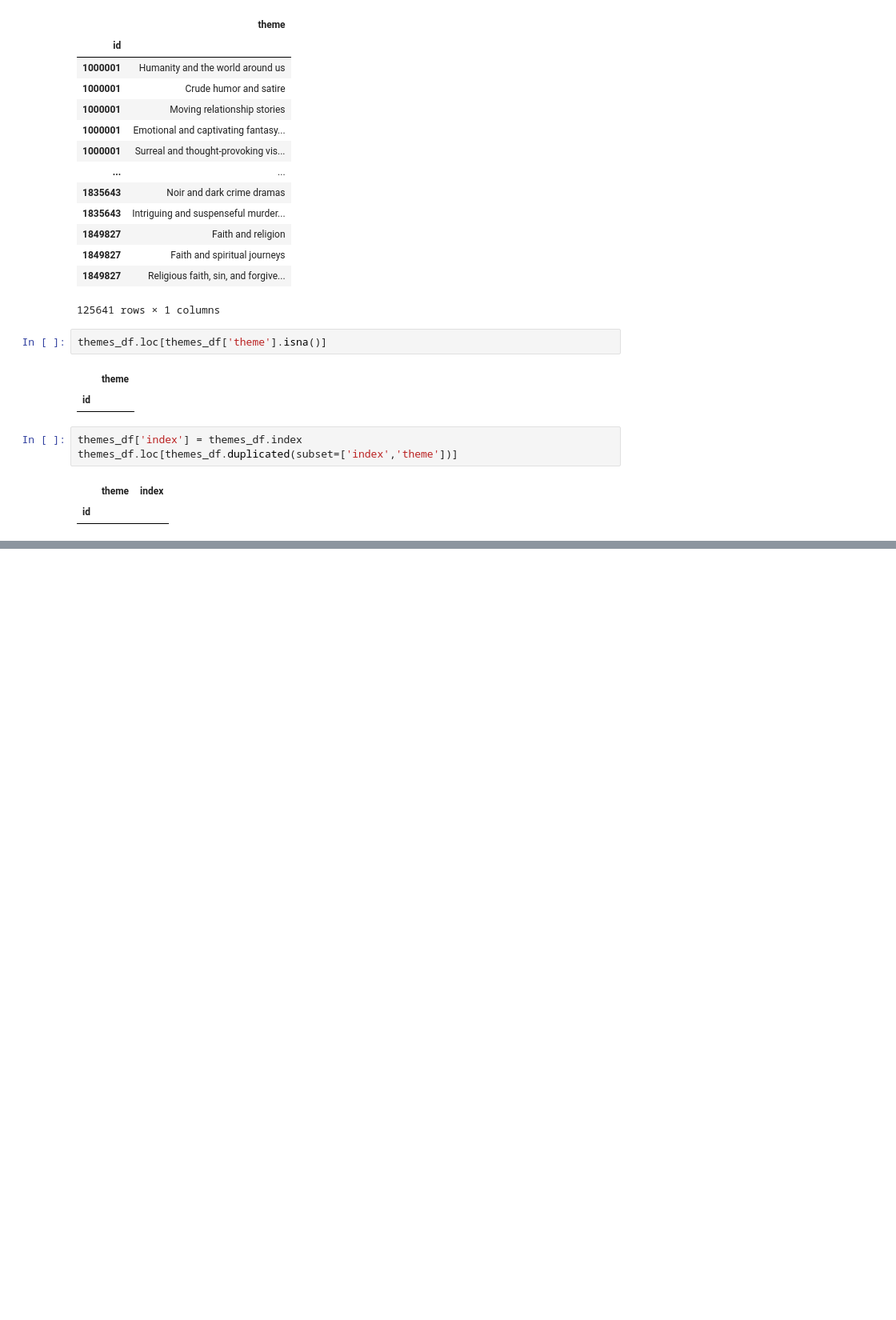
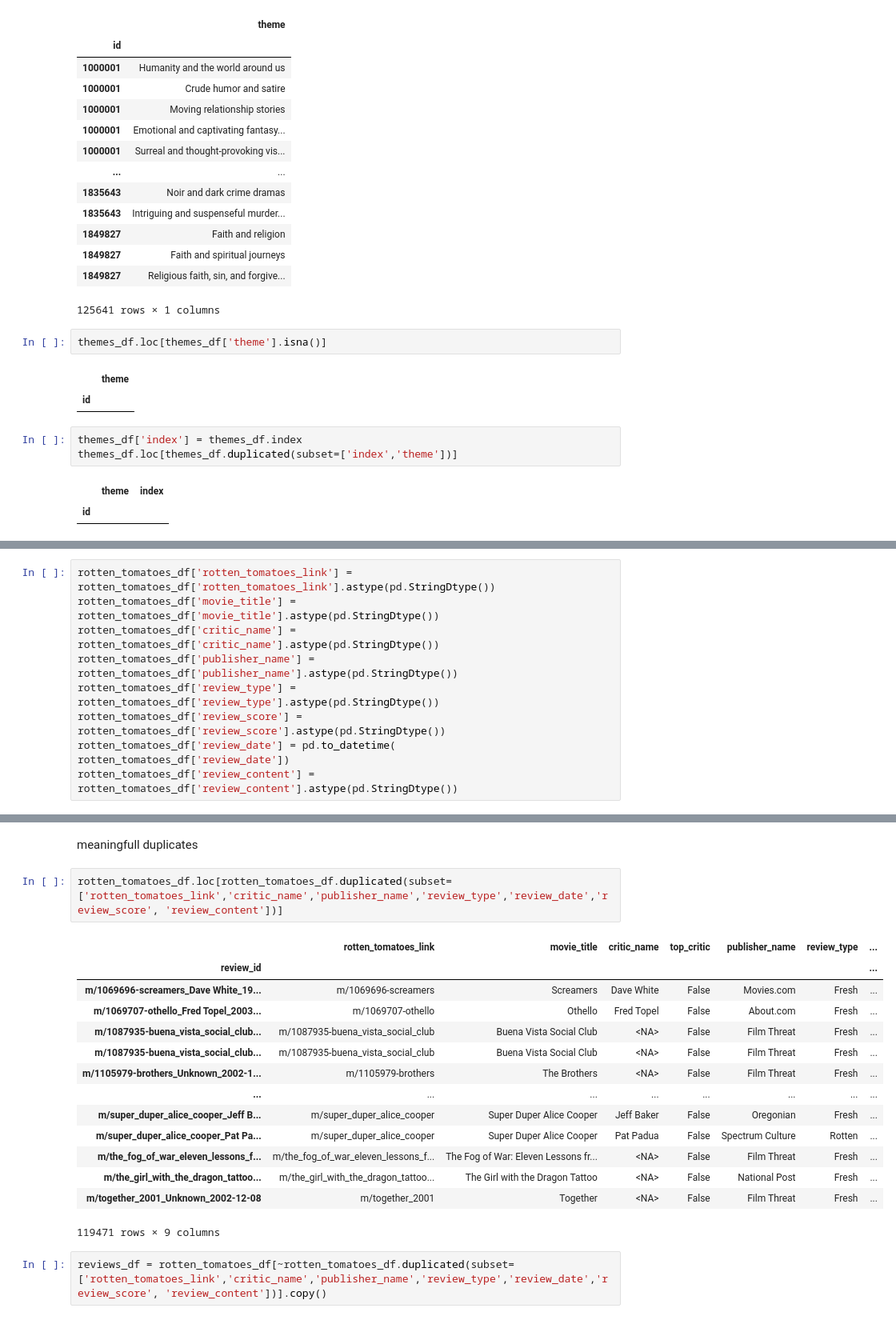
Before and after one commit to SacchettiLorenzo/IUMTWEB_DataAnalysis, a Jupyter notebook: data cleaning/DataCleaning.ipynb, the cells around one changed output, grey strips where cells are left out. Shown: that part at 80% size. Cells and saved outputs as stored; diff of their text form; blank space fills up the shorter version.

```diff
--- a/data cleaning/DataCleaning.ipynb
+++ b/data cleaning/DataCleaning.ipynb
@@ -811,0 +845,9 @@ themes_df.loc[themes_df.duplicated(subset=['index','theme'])]
+# %%
+rotten_tomatoes_df['rotten_tomatoes_link'] = rotten_tomatoes_df['rotten_tomatoes_link'].astype(pd.StringDtype())
+rotten_tomatoes_df['movie_title'] = rotten_tomatoes_df['movie_title'].astype(pd.StringDtype())
+rotten_tomatoes_df['critic_name'] = rotten_tomatoes_df['critic_name'].astype(pd.StringDtype())
+rotten_tomatoes_df['publisher_name'] = rotten_tomatoes_df['publisher_name'].astype(pd.StringDtype())
+rotten_tomatoes_df['review_type'] = rotten_tomatoes_df['review_type'].astype(pd.StringDtype())
+rotten_tomatoes_df['review_score'] = rotten_tomatoes_df['review_score'].astype(pd.StringDtype())
+rotten_tomatoes_df['review_date'] = pd.to_datetime( rotten_tomatoes_df['review_date'])
+rotten_tomatoes_df['review_content'] = rotten_tomatoes_df['review_content'].astype(pd.StringDtype())
@@ -811,0 +877,21 @@ themes_df.loc[themes_df.duplicated(subset=['index','theme'])]
+# %% [markdown]
+meaningfull duplicates
+# %%
+rotten_tomatoes_df.loc[rotten_tomatoes_df.duplicated(subset=['rotten_tomatoes_link','critic_name','publisher_name','review_type','review_date','review_score', 'review_content'])]
+# %% [output]
+|  | rotten_tomatoes_link | movie_title | critic_name | top_critic | publisher_name | review_type | ... |
+| review_id |  |  |  |  |  |  | ... |
+| m/1069696-screamers_Dave White_19... | m/1069696-screamers | Screamers | Dave White | False | Movies.com | Fresh | ... |
+| m/1069707-othello_Fred Topel_2003... | m/1069707-othello | Othello | Fred Topel | False | About.com | Fresh | ... |
+| m/1087935-buena_vista_social_club... | m/1087935-buena_vista_social_club | Buena Vista Social Club | <NA> | False | Film Threat | Fresh | ... |
+| m/1087935-buena_vista_social_club... | m/1087935-buena_vista_social_club | Buena Vista Social Club | <NA> | False | Film Threat | Fresh | ... |
+| m/1105979-brothers_Unknown_2002-1... | m/1105979-brothers | The Brothers | <NA> | False | Film Threat | Fresh | ... |
+| ... | ... | ... | ... | ... | ... | ... | ... |
+| m/super_duper_alice_cooper_Jeff B... | m/super_duper_alice_cooper | Super Duper Alice Cooper | Jeff Baker | False | Oregonian | Fresh | ... |
+| m/super_duper_alice_cooper_Pat Pa... | m/super_duper_alice_cooper | Super Duper Alice Cooper | Pat Padua | False | Spectrum Culture | Rotten | ... |
+| m/the_fog_of_war_eleven_lessons_f... | m/the_fog_of_war_eleven_lessons_f... | The Fog of War: Eleven Lessons fr... | <NA> | False | Film Threat | Fresh | ... |
+| m/the_girl_with_the_dragon_tattoo... | m/the_girl_with_the_dragon_tattoo... | The Girl with the Dragon Tattoo | <NA> | False | National Post | Fresh | ... |
+| m/together_2001_Unknown_2002-12-08 | m/together_2001 | Together | <NA> | False | Film Threat | Fresh | ... |
+119471 rows × 9 columns
+# %%
+reviews_df = rotten_tomatoes_df[~rotten_tomatoes_df.duplicated(subset=['rotten_tomatoes_link','critic_name','publisher_name','review_type','review_date','review_score', 'review_content'])].copy()
```
Also changed, not shown: parts of 15 cells of this notebook, 1 other file.
